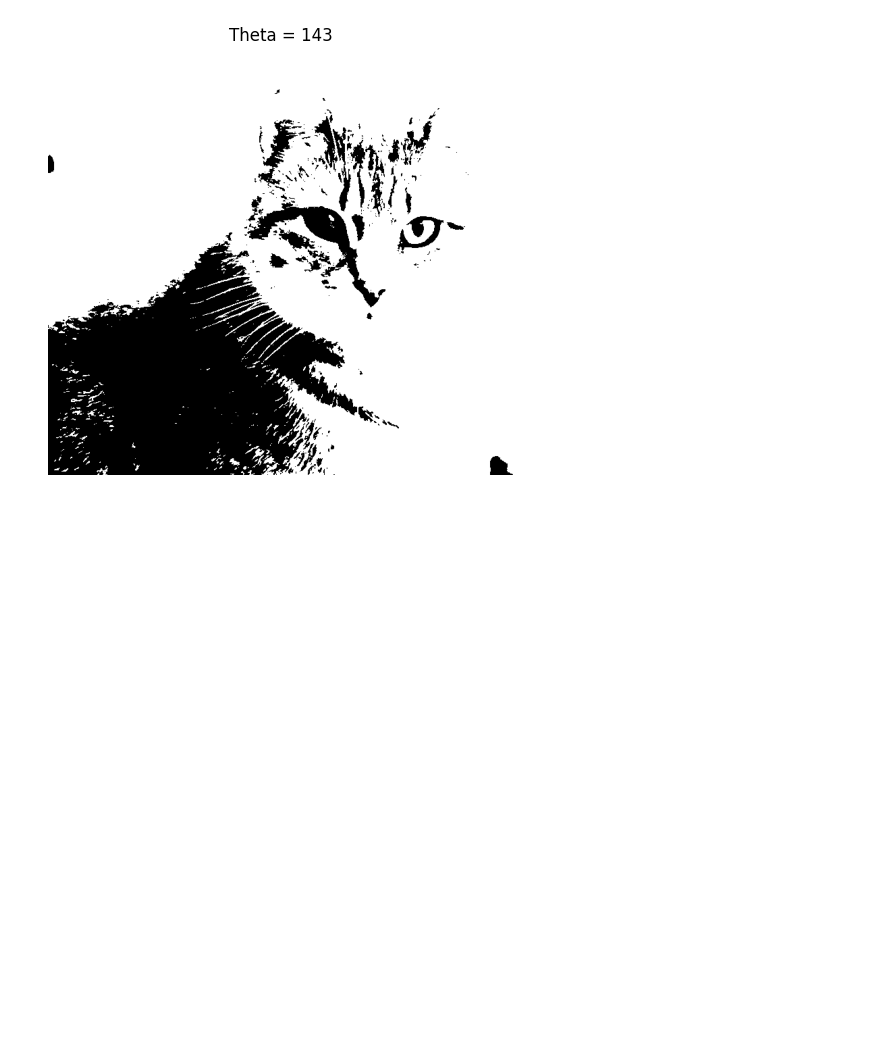
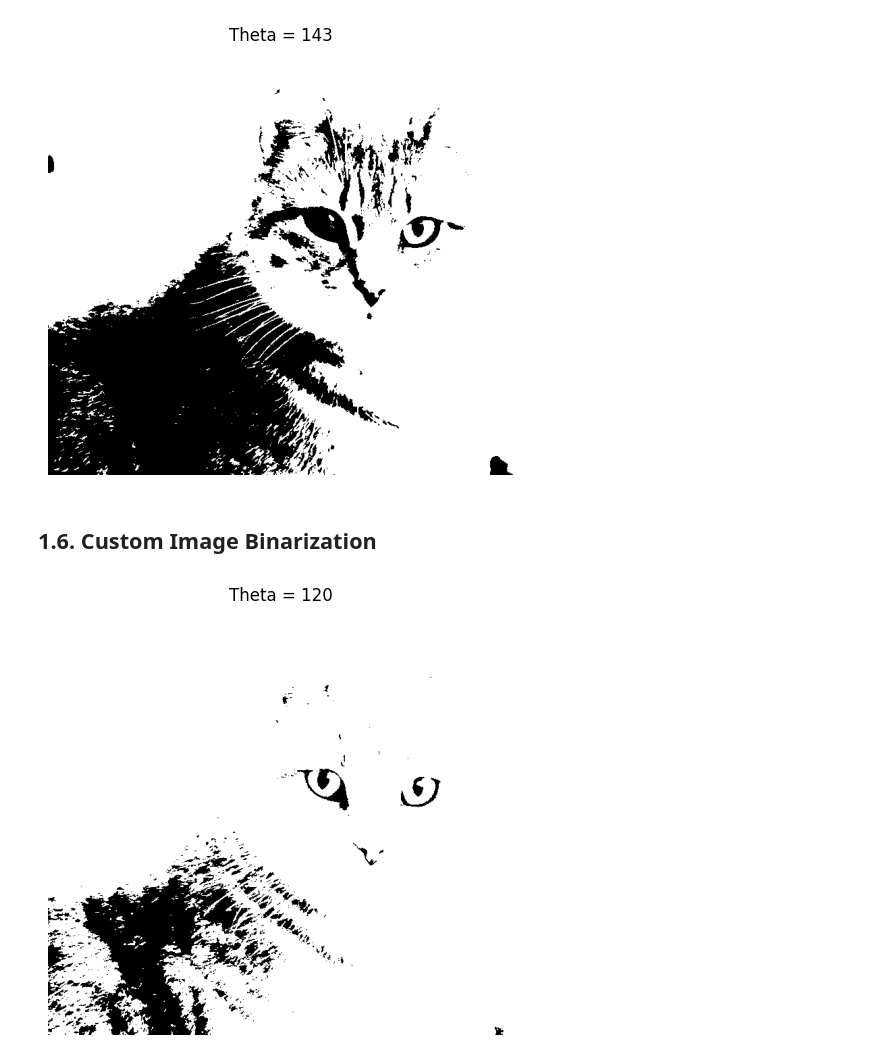
Before and after one commit to mo-karbalaee/IntroML, a Jupyter notebook: ex_1/test.ipynb, the cells around one changed output. Saved outputs shown, nothing was run; the diff lists cells and outputs as text; code cells hidden in the pictures; blank space fills up the shorter version.

Commit message:
Test custom binarization

```diff
--- a/ex_1/test.ipynb
+++ b/ex_1/test.ipynb
@@ -81,3 +82,10 @@ binarized, theta = otsu_binarize(image)
 show_image(binarized, f"Theta = {theta}")
 # %% [output]
 [figure]
+# %% [markdown]
+## 1.6. Custom Image Binarization
+# %%
+binarized, theta = custom_binarization(image, 120)
+show_image(binarized, f"Theta = {theta}")
+# %% [output]
+[figure, added]
```
Also changed, not shown: parts of 3 cells of this notebook, 1 other file.
